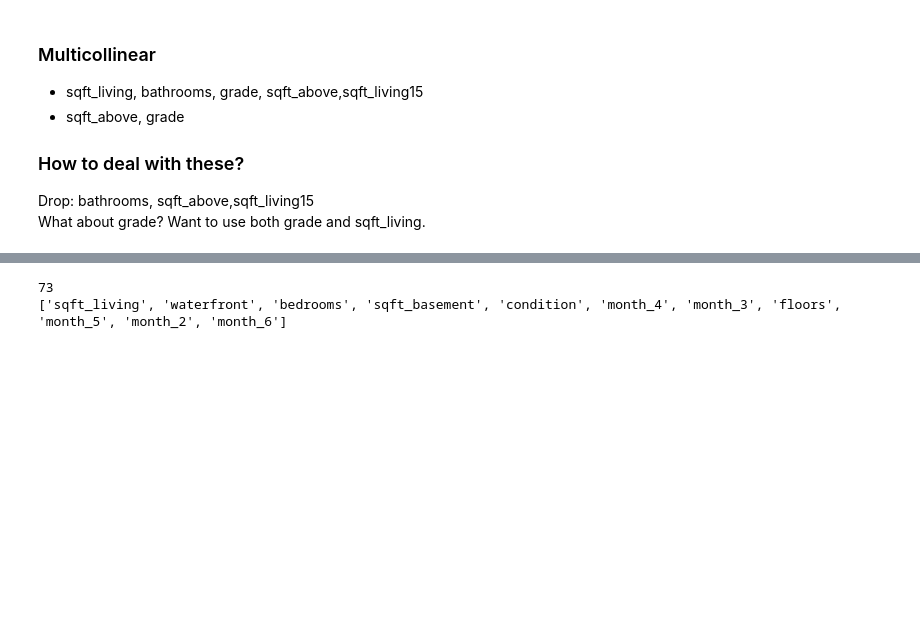
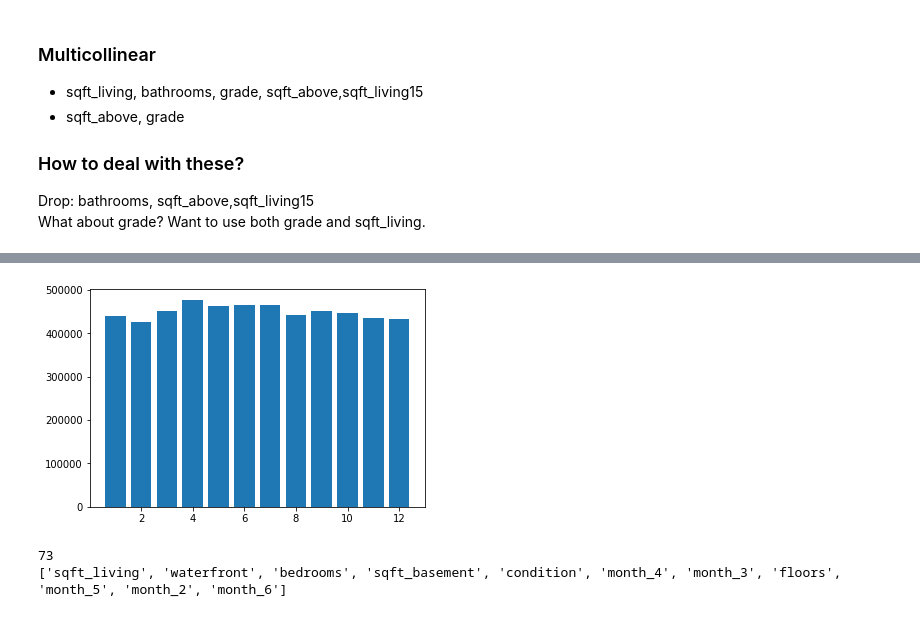
Before and after one commit to anbillinger/dsc-mod-2-project-v2-1-onl01-dtsc-ft-041320, a Jupyter notebook: student.ipynb, the cells around one changed output, grey strips where cells are left out. Drawn from its saved outputs; the diff is of its cells as text; code cells hidden in the pictures; blank space fills up the shorter version.

```diff
--- a/student.ipynb
+++ b/student.ipynb
@@ -103,3 +111,10 @@ temp = pd.concat([temp,dummonth,dumzip],sort=False,axis=1)
+# %%
+month = df.groupby('month').median()
+month = month.sort_values('month')
+plt.bar(month.index,month['price'])
+plt.show()
+# %% [output]
+[figure, added]
 # %%
 print(len(lst_predictors))
 print([x for x in lst_predictors if 'zip' not in x])
```
Also changed, not shown: parts of 17 cells of this notebook, 3 other files.
